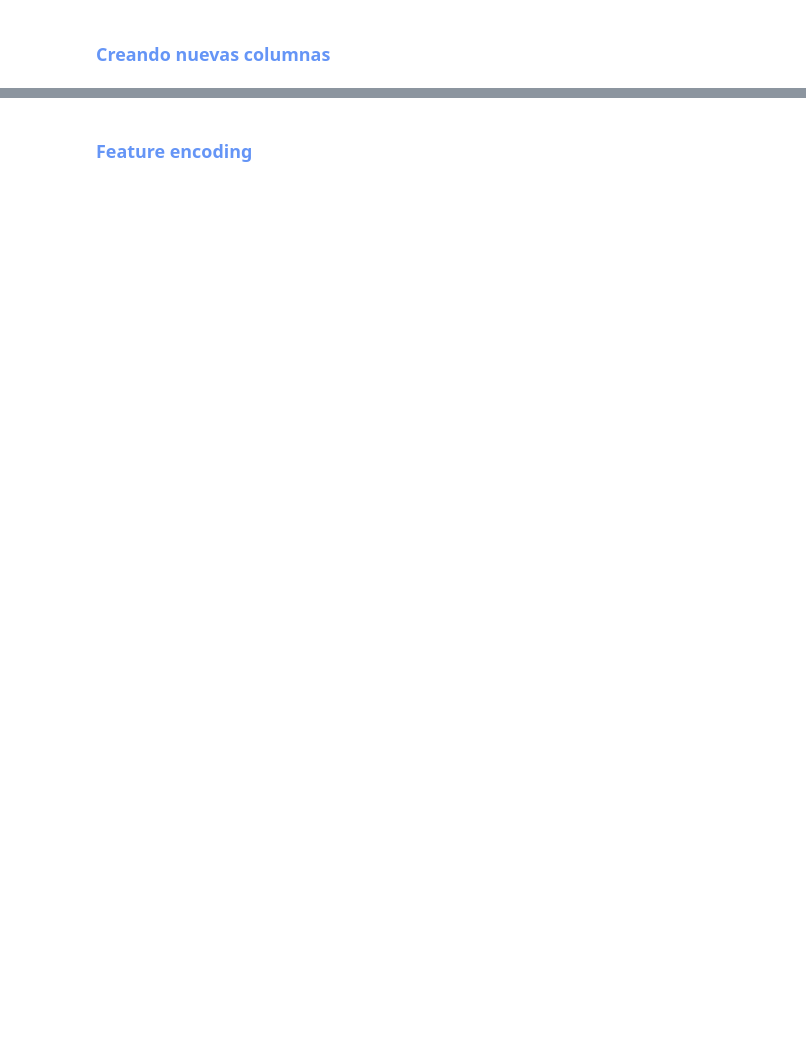
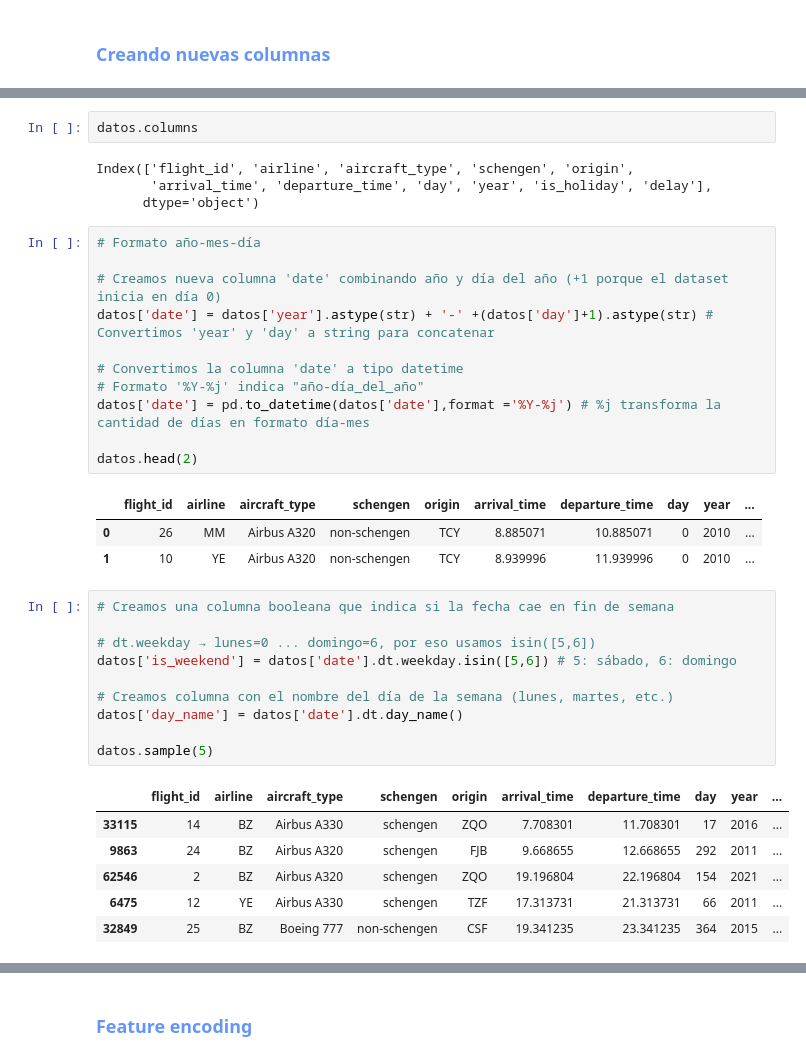
Before and after one commit to DanielRaiicHu/optimizacion_aeroportuaria, a Jupyter notebook: optimizacion_aeroportuaria.ipynb, the cells around one changed output, grey strips where cells are left out. Drawn from its saved outputs; the diff is of its cells as text; blank space fills up the shorter version.

```diff
--- a/optimizacion_aeroportuaria.ipynb
+++ b/optimizacion_aeroportuaria.ipynb
@@ -500,0 +519,38 @@ plt.show()
+# %%
+datos.columns
+# %% [output]
+Index(['flight_id', 'airline', 'aircraft_type', 'schengen', 'origin',
+       'arrival_time', 'departure_time', 'day', 'year', 'is_holiday', 'delay'],
+      dtype='object')
+# %%
+# Formato año-mes-día
+
+# Creamos nueva columna 'date' combinando año y día del año (+1 porque el dataset inicia en día 0)
+datos['date'] = datos['year'].astype(str) + '-' +(datos['day']+1).astype(str) # Convertimos 'year' y 'day' a string para concatenar
+
+# Convertimos la columna 'date' a tipo datetime
+# Formato '%Y-%j' indica "año-día_del_año"
+datos['date'] = pd.to_datetime(datos['date'],format ='%Y-%j') # %j transforma la cantidad de días en formato día-mes
+
+datos.head(2)
+# %% [output]
+|  | flight_id | airline | aircraft_type | schengen | origin | arrival_time | departure_time | day | year | ... |
+| 0 | 26 | MM | Airbus A320 | non-schengen | TCY | 8.885071 | 10.885071 | 0 | 2010 | ... |
+| 1 | 10 | YE | Airbus A320 | non-schengen | TCY | 8.939996 | 11.939996 | 0 | 2010 | ... |
+# %%
+# Creamos una columna booleana que indica si la fecha cae en fin de semana
+
+# dt.weekday → lunes=0 ... domingo=6, por eso usamos isin([5,6])
+datos['is_weekend'] = datos['date'].dt.weekday.isin([5,6]) # 5: sábado, 6: domingo
+
+# Creamos columna con el nombre del día de la semana (lunes, martes, etc.)
+datos['day_name'] = datos['date'].dt.day_name()
+
+datos.sample(5)
+# %% [output]
+|  | flight_id | airline | aircraft_type | schengen | origin | arrival_time | departure_time | day | year | ... |
+| 33115 | 14 | BZ | Airbus A330 | schengen | ZQO | 7.708301 | 11.708301 | 17 | 2016 | ... |
+| 9863 | 24 | BZ | Airbus A320 | schengen | FJB | 9.668655 | 12.668655 | 292 | 2011 | ... |
+| 62546 | 2 | BZ | Airbus A320 | schengen | ZQO | 19.196804 | 22.196804 | 154 | 2021 | ... |
+| 6475 | 12 | YE | Airbus A330 | schengen | TZF | 17.313731 | 21.313731 | 66 | 2011 | ... |
+| 32849 | 25 | BZ | Boeing 777 | non-schengen | CSF | 19.341235 | 23.341235 | 364 | 2015 | ... |
```
Also changed, not shown: parts of 10 cells of this notebook.
